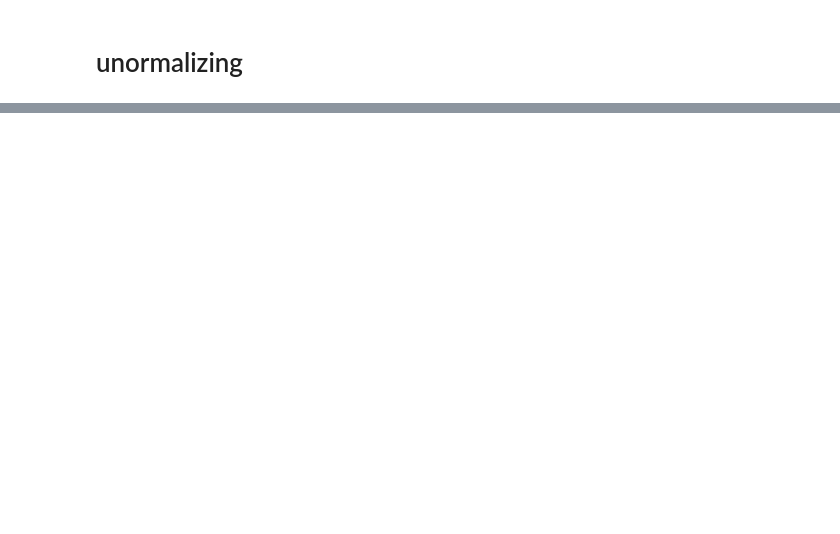
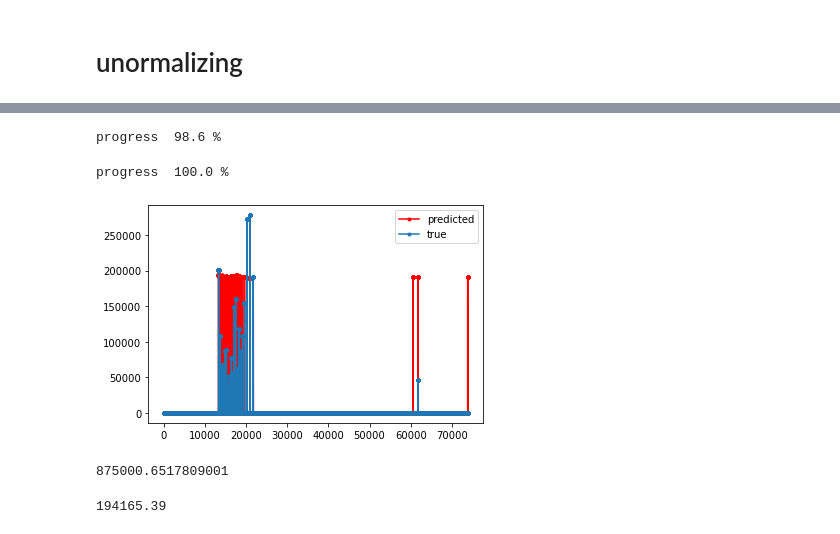
Before and after one commit to SilvaEngComp/Paper-SDN-ML-Algorithms, a Jupyter notebook: approach multisensor/approach MLP/train_MLP_notebook.ipynb, the cells around one changed output, grey strips where cells are left out. Cells and saved outputs as stored; diff of their text form; code cells hidden in the pictures; blank space fills up the shorter version.

```diff
--- a/approach multisensor/approach MLP/train_MLP_notebook.ipynb
+++ b/approach multisensor/approach MLP/train_MLP_notebook.ipynb
@@ -161,0 +188,15 @@ plt.legend();
+# %%
+l1 = []
+l2 = []
+for i in np.arange(y_pred_inv.shape[0]):
+    clear_output(wait=True)
+    print('progress ',round((i/y_pred_inv.shape[0])*100,2), ('%'))
+    if(y_pred_inv[i,0,0]<=350000):
+        l1.append(y_pred_inv[i])
+    if(y_test_inv[0,i]<=350000):
+        l2.append(y_test_inv[0,i])
+
+y_pred_inv2 = np.array(l1)
+y_test_inv2 = np.array(l2)
+# %% [output]
+progress  98.6 %
@@ -162,2 +209,26 @@ plt.legend();
+# %%
+l1 = []
+l2 = []
+for i in np.arange(y_pred_inv.shape[0]):
+    clear_output(wait=True)
+    print('progress ',round((i/y_pred_inv.shape[0])*100,2), ('%'))
+    if(y_pred_inv[i,0,0]<=350000):
+        l1.append(y_pred_inv[i])
+    if(y_test_inv[0,i]<=350000):
+        l2.append(y_test_inv[0,i])
+
+y_pred_inv3 = np.array(l1)
+y_test_inv3 = np.array(l2)
+# %% [output]
+progress  100.0 %
+# %%
+
+
+
+plt.plot(y_pred_inv2.flatten(),'r',marker='.', label='predicted')
+plt.plot(y_test_inv2.flatten(), marker='.', label='true')
+plt.legend();
+# %% [output]
+[figure, added]
 # %%
 from sklearn.metrics import mean_squared_error
@@ -168,2 +235,10 @@ y_pred_inv[:,0]
+# %%
+np.max(y_test_inv)
+# %% [output]
+875000.6517809001
+# %%
+np.max(y_pred_inv[:,0])
+# %% [output]
+194165.39
 # %%
 mean_squared_error(y_test_inv[0], y_pred_inv[:,0])
```
Also changed, not shown: parts of 22 cells of this notebook, 17 other files.
